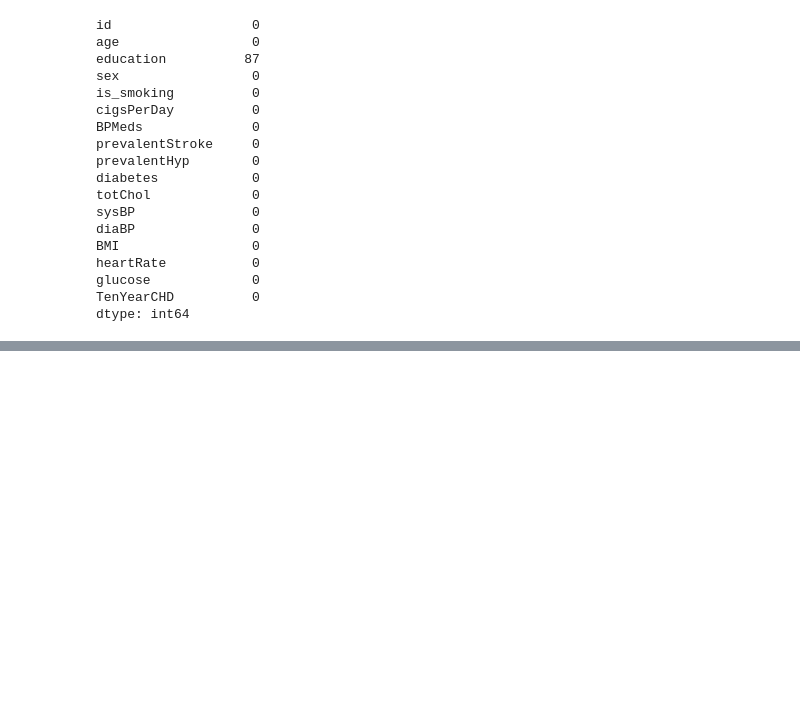
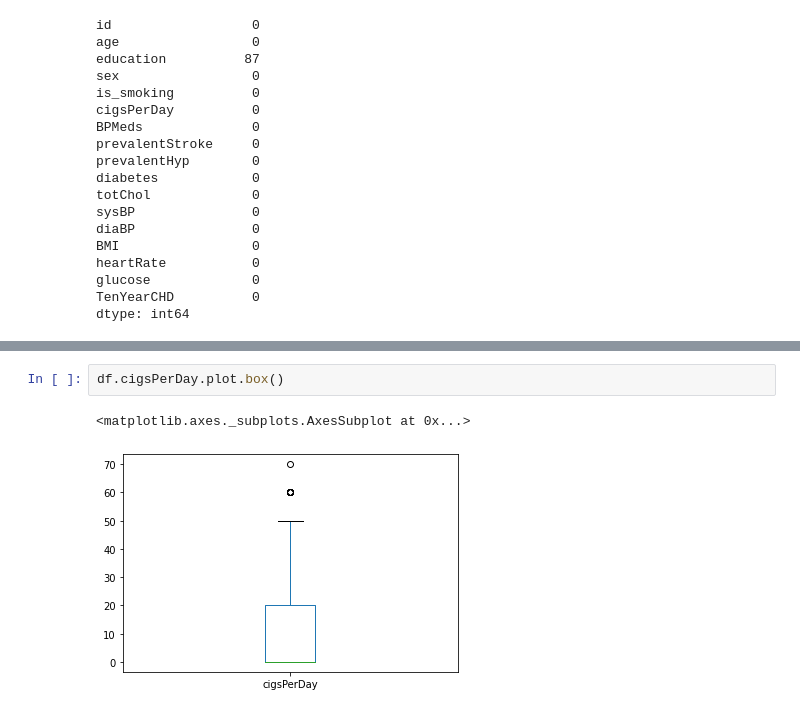
Before and after one commit to raghavendrakulkarni14/Cardiovascular_risk_prediction_classification, a Jupyter notebook: RaghavendraAKulkarniClassification.ipynb, the cells around one changed output, grey strips where cells are left out. Cells and saved outputs as stored; diff of their text form; blank space fills up the shorter version.

```diff
--- a/RaghavendraAKulkarniClassification.ipynb
+++ b/RaghavendraAKulkarniClassification.ipynb
@@ -124,0 +160,5 @@ dtype: int64
+# %%
+df.cigsPerDay.plot.box()
+# %% [output]
+<matplotlib.axes._subplots.AxesSubplot at 0x...>
+[figure, added]
```
Also changed, not shown: parts of 18 cells of this notebook.
